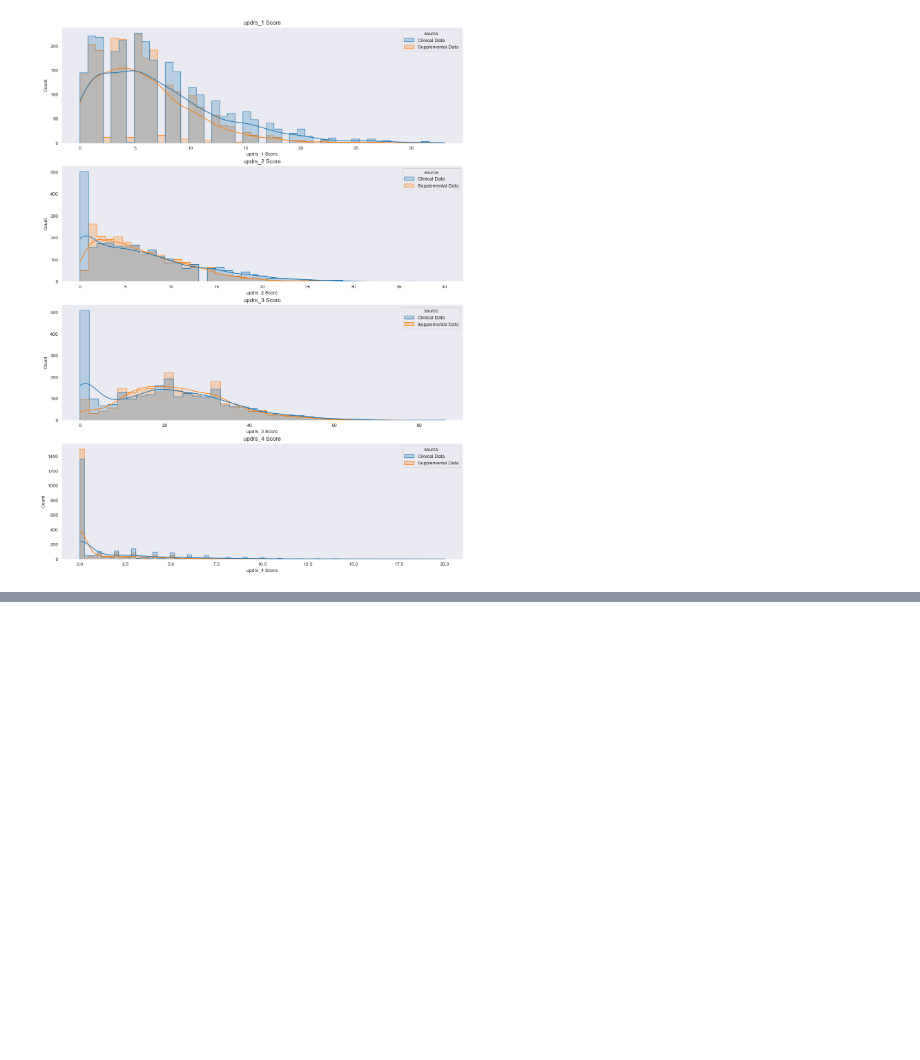
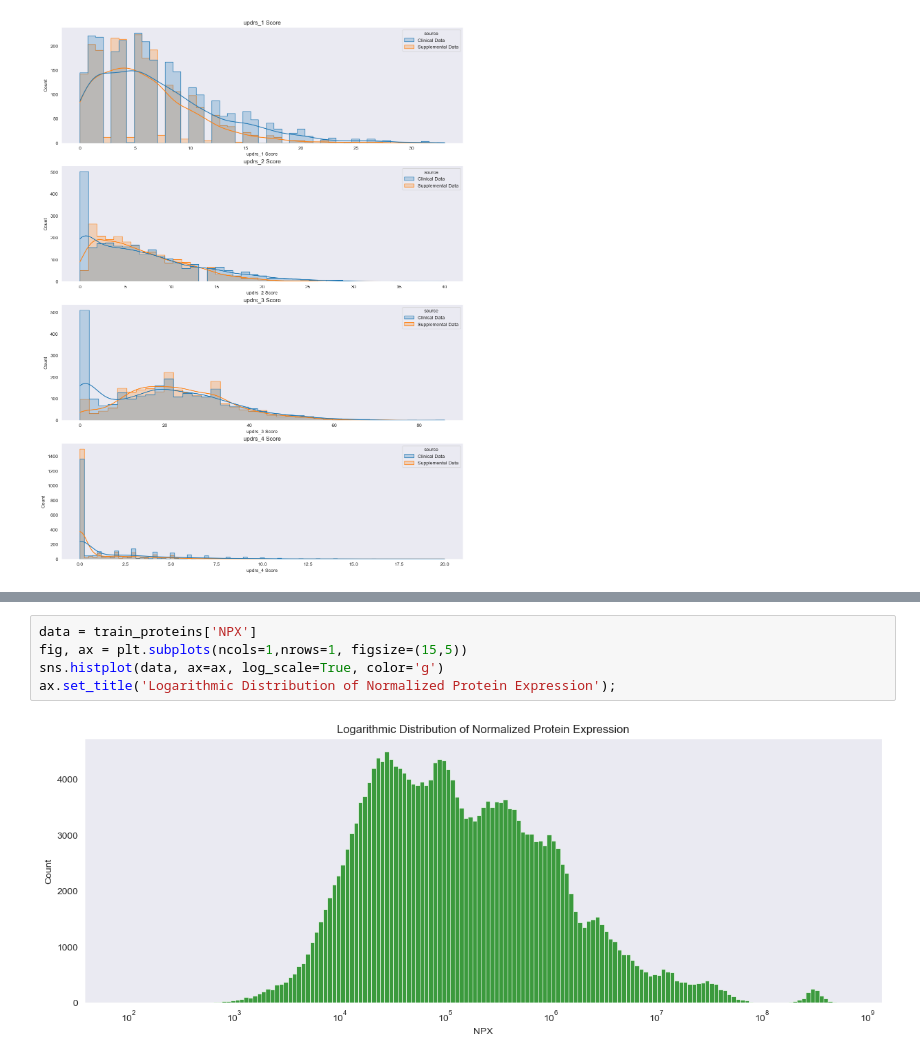
Before and after one commit to fan-yang-md/parkinsons_disease_progression_prediction, a Jupyter notebook: parkinson1.ipynb, the cells around one changed output, grey strips where cells are left out. Saved outputs shown, nothing was run; the diff lists cells and outputs as text; blank space fills up the shorter version.

```diff
--- a/parkinson1.ipynb
+++ b/parkinson1.ipynb
@@ -359,0 +398,7 @@ for x, col in enumerate(cols):
+# %%
+data = train_proteins['NPX']
+fig, ax = plt.subplots(ncols=1,nrows=1, figsize=(15,5))
+sns.histplot(data, ax=ax, log_scale=True, color='g')
+ax.set_title('Logarithmic Distribution of Normalized Protein Expression');
+# %% [output]
+[figure, added]
```
Also changed, not shown: parts of 24 cells of this notebook.
